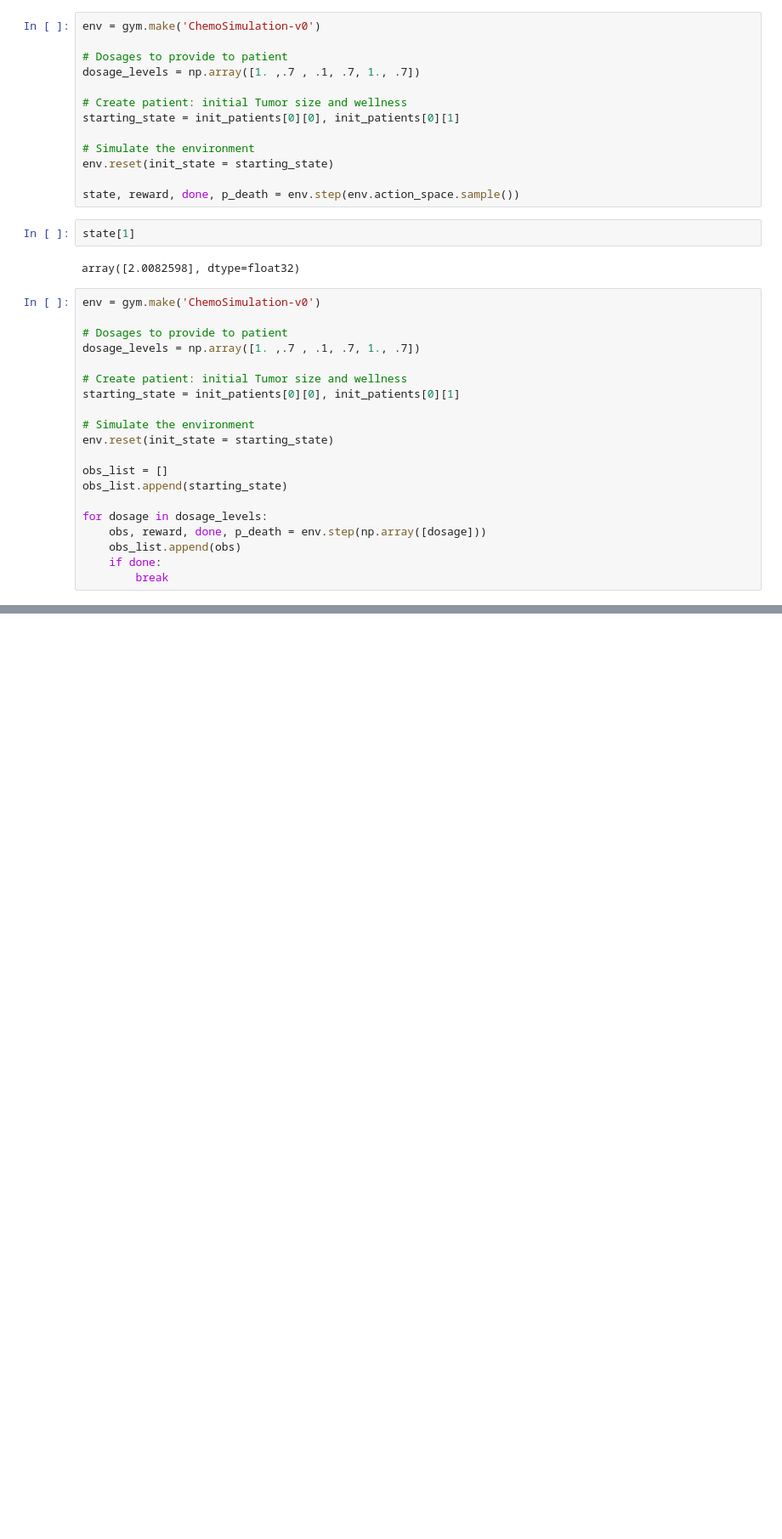
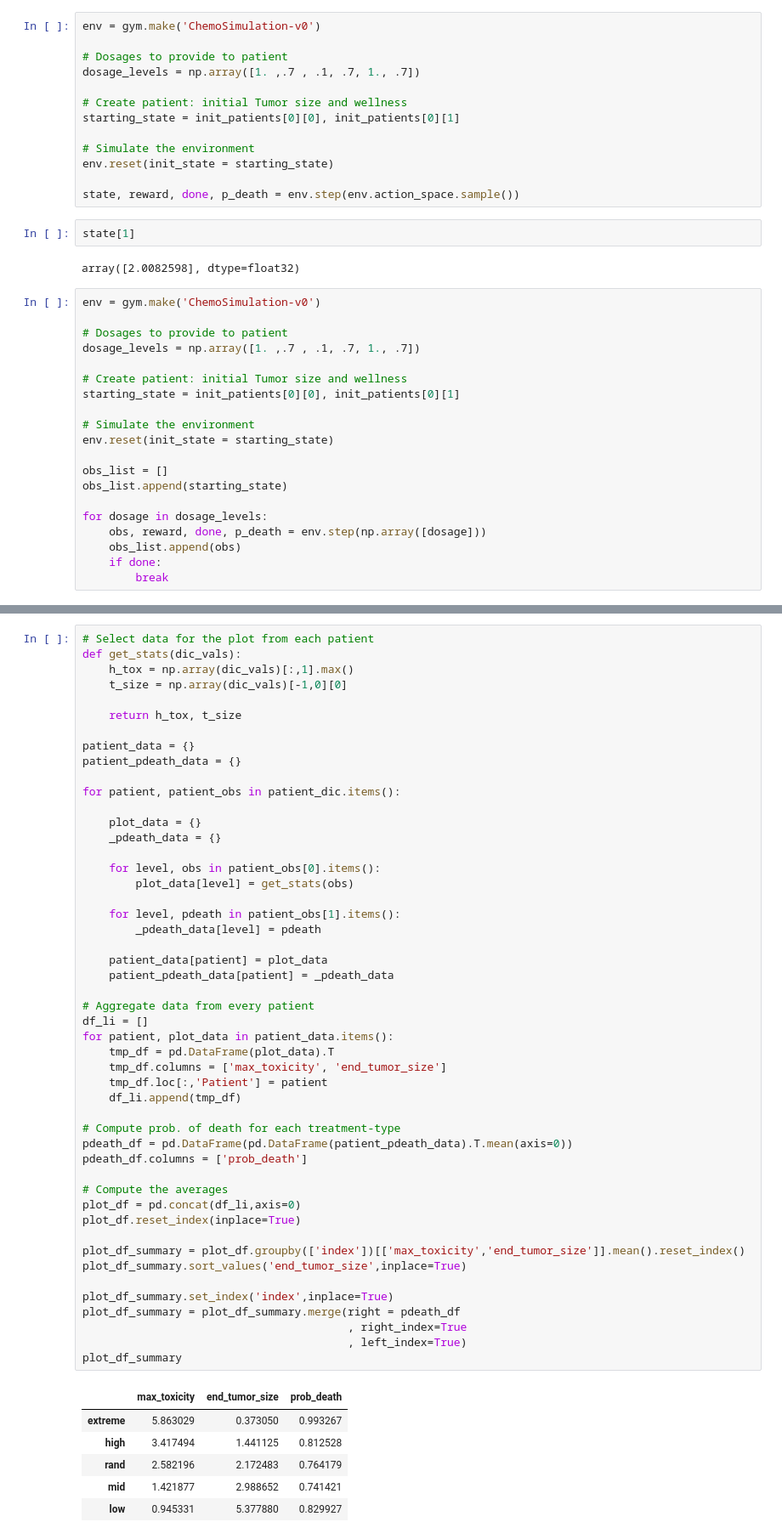
Before and after one commit to PandulaP/RL_Research, a Jupyter notebook: Pb_policy_iteration/cancer_treatment_env/function_cleanup.ipynb, the cells around one changed output, grey strips where cells are left out. Shown: that part at 85% size. Drawn from its saved outputs; the diff is of its cells as text; blank space fills up the shorter version.

```diff
--- a/Pb_policy_iteration/cancer_treatment_env/function_cleanup.ipynb
+++ b/Pb_policy_iteration/cancer_treatment_env/function_cleanup.ipynb
@@ -606,0 +705,56 @@ for dosage in dosage_levels:
+# %%
+# Select data for the plot from each patient
+def get_stats(dic_vals):
+    h_tox = np.array(dic_vals)[:,1].max()
+    t_size = np.array(dic_vals)[-1,0][0]
+
+    return h_tox, t_size
+
+patient_data = {}
+patient_pdeath_data = {}
+
+for patient, patient_obs in patient_dic.items():
+
+    plot_data = {}
+    _pdeath_data = {}
+
+    for level, obs in patient_obs[0].items():
+        plot_data[level] = get_stats(obs)
+
+    for level, pdeath in patient_obs[1].items():
+        _pdeath_data[level] = pdeath
+
+    patient_data[patient] = plot_data
+    patient_pdeath_data[patient] = _pdeath_data
+
+# Aggregate data from every patient
+df_li = []
+for patient, plot_data in patient_data.items():
+    tmp_df = pd.DataFrame(plot_data).T
+    tmp_df.columns = ['max_toxicity', 'end_tumor_size']
+    tmp_df.loc[:,'Patient'] = patient
+    df_li.append(tmp_df)
+
+# Compute prob. of death for each treatment-type
+pdeath_df = pd.DataFrame(pd.DataFrame(patient_pdeath_data).T.mean(axis=0))
+pdeath_df.columns = ['prob_death']
+
+# Compute the averages
+plot_df = pd.concat(df_li,axis=0)
+plot_df.reset_index(inplace=True)
+
+plot_df_summary = plot_df.groupby(['index'])[['max_toxicity','end_tumor_size']].mean().reset_index()
+plot_df_summary.sort_values('end_tumor_size',inplace=True)
+
+plot_df_summary.set_index('index',inplace=True)
+plot_df_summary = plot_df_summary.merge(right = pdeath_df
+                                        , right_index=True
+                                        , left_index=True)
+plot_df_summary
+# %% [output]
+|  | max_toxicity | end_tumor_size | prob_death |
+| extreme | 5.863029 | 0.373050 | 0.993267 |
+| high | 3.417494 | 1.441125 | 0.812528 |
+| rand | 2.582196 | 2.172483 | 0.764179 |
+| mid | 1.421877 | 2.988652 | 0.741421 |
+| low | 0.945331 | 5.377880 | 0.829927 |
```
Also changed, not shown: parts of 9 cells of this notebook, 16 other files.
